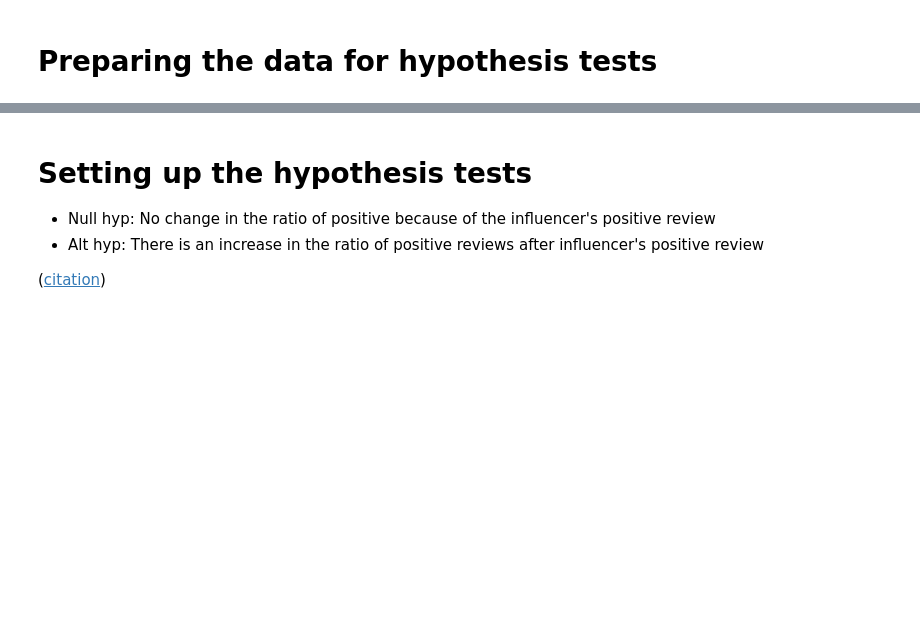
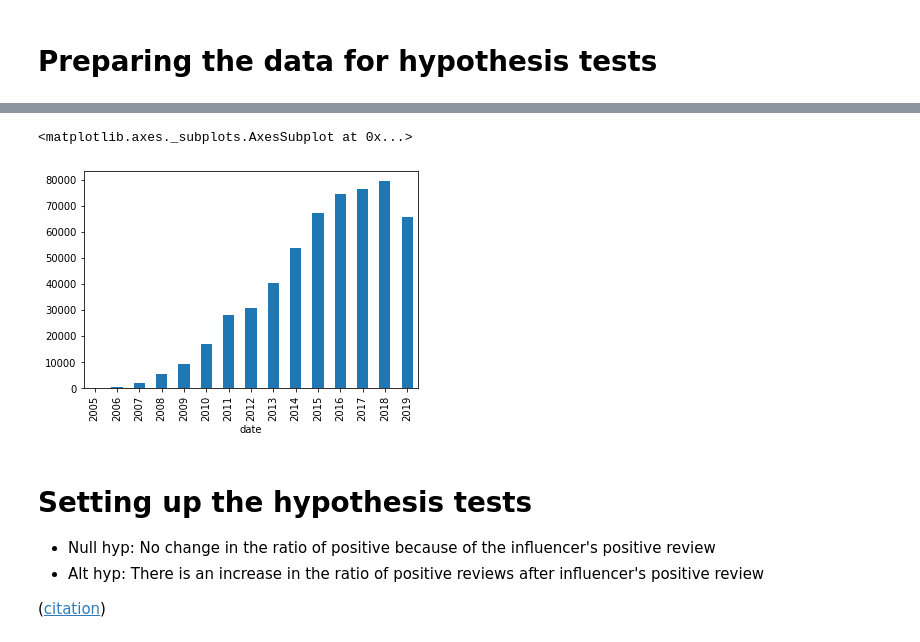
Before and after one commit to darrishabh/cz4032-datamining, a Jupyter notebook: hypothesis.ipynb, the cells around one changed output, grey strips where cells are left out. Saved outputs shown, nothing was run; the diff lists cells and outputs as text; code cells hidden in the pictures; blank space fills up the shorter version.

Commit message:
visualise review times

```diff
--- a/hypothesis.ipynb
+++ b/hypothesis.ipynb
@@ -5,0 +15,4 @@ import numpy as np
+# %%
+data = pd.read_csv('sampleData/finaldataset.csv')
+head = data.head()
+head
@@ -5,0 +26,5 @@ import numpy as np
+# %%
+# cleaning: drop first col
+data.columns
+data = data.drop(['Unnamed: 0'], axis=1)
+data.head()
@@ -5,0 +38,5 @@ import numpy as np
+# %%
+# converting the dates to `datetime` objects (timestamps)
+data['date'] = data['date'].apply(parser.parse)
+# for seeing the types quickly
+data.dtypes
@@ -6,3 +56,10 @@ import numpy as np
+# %%
+# Visualise the reviews timestamps
+res = data['date'].groupby(data['date'].dt.year).count()
+res.plot(kind='bar')
+# %% [output]
+<matplotlib.axes._subplots.AxesSubplot at 0x...>
+[figure, added]
 # %% [markdown]
 # Setting up the hypothesis tests
 
```
Also changed, not shown: parts of 6 cells of this notebook, 2 other files.
